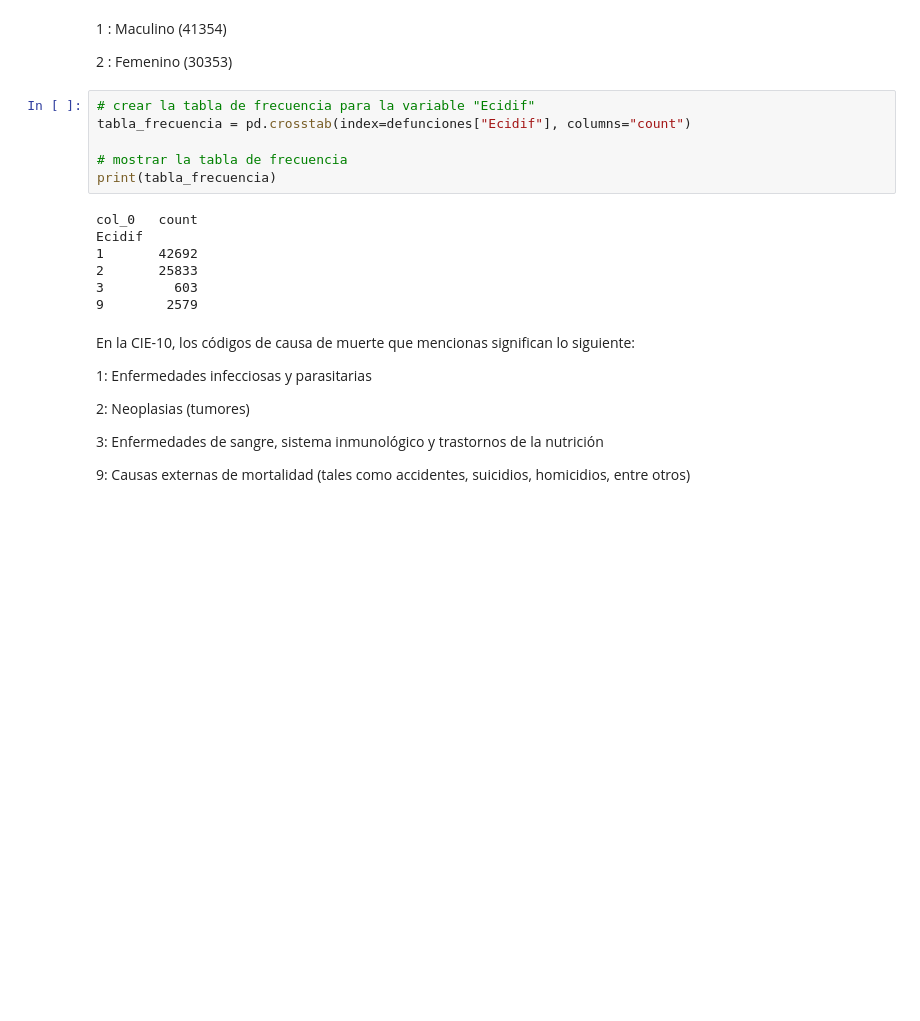
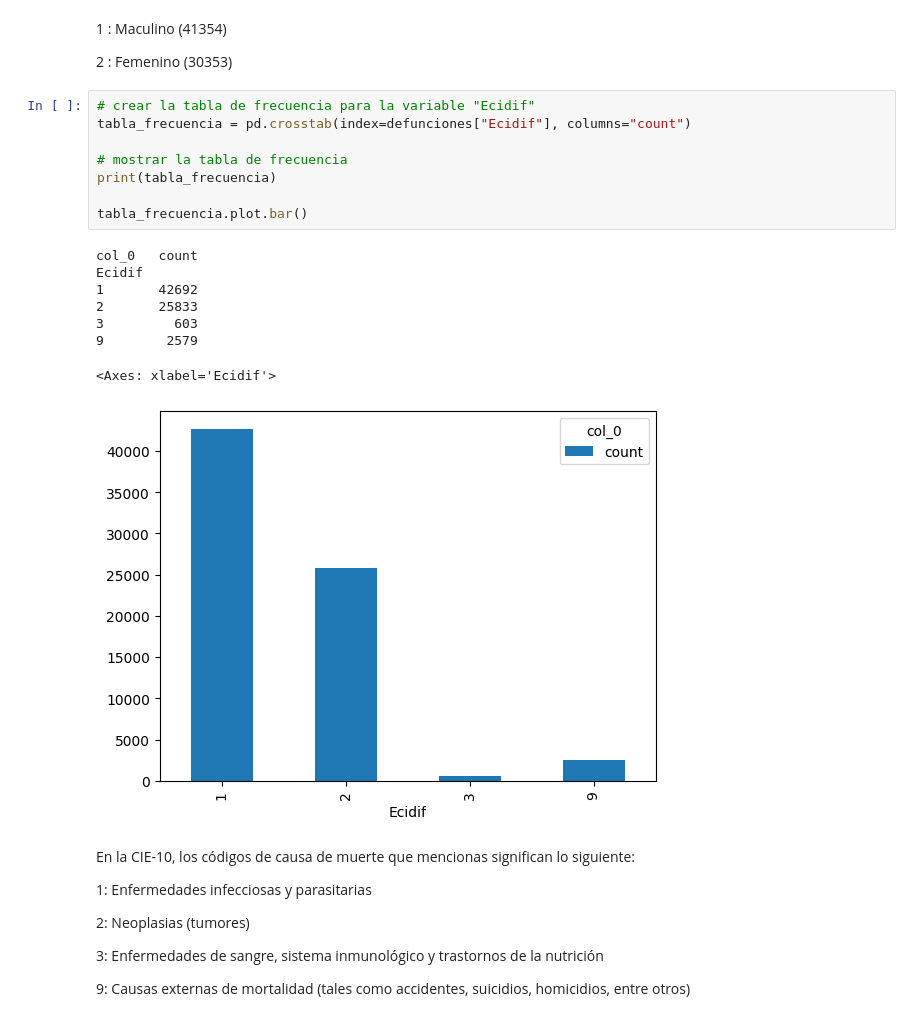
Before and after one commit to cayomol01/Proyecto1MD, a Jupyter notebook: proyecto.ipynb, the cells around one changed output. Saved outputs shown, nothing was run; the diff lists cells and outputs as text; blank space fills up the shorter version.

```diff
--- a/proyecto.ipynb
+++ b/proyecto.ipynb
@@ -748,16 +754,20 @@ Sexo
 # %%
 # crear la tabla de frecuencia para la variable "Ecidif"
 tabla_frecuencia = pd.crosstab(index=defunciones["Ecidif"], columns="count")
 
 # mostrar la tabla de frecuencia
 print(tabla_frecuencia)
+
+tabla_frecuencia.plot.bar()
 # %% [output]
 col_0   count
 Ecidif
 1       42692
 2       25833
 3         603
 9        2579
+<Axes: xlabel='Ecidif'>
+[figure, added]
 # %% [markdown]
 En la CIE-10, los códigos de causa de muerte que mencionas significan lo siguiente:
 
```
Also changed, not shown: parts of 15 cells of this notebook.
